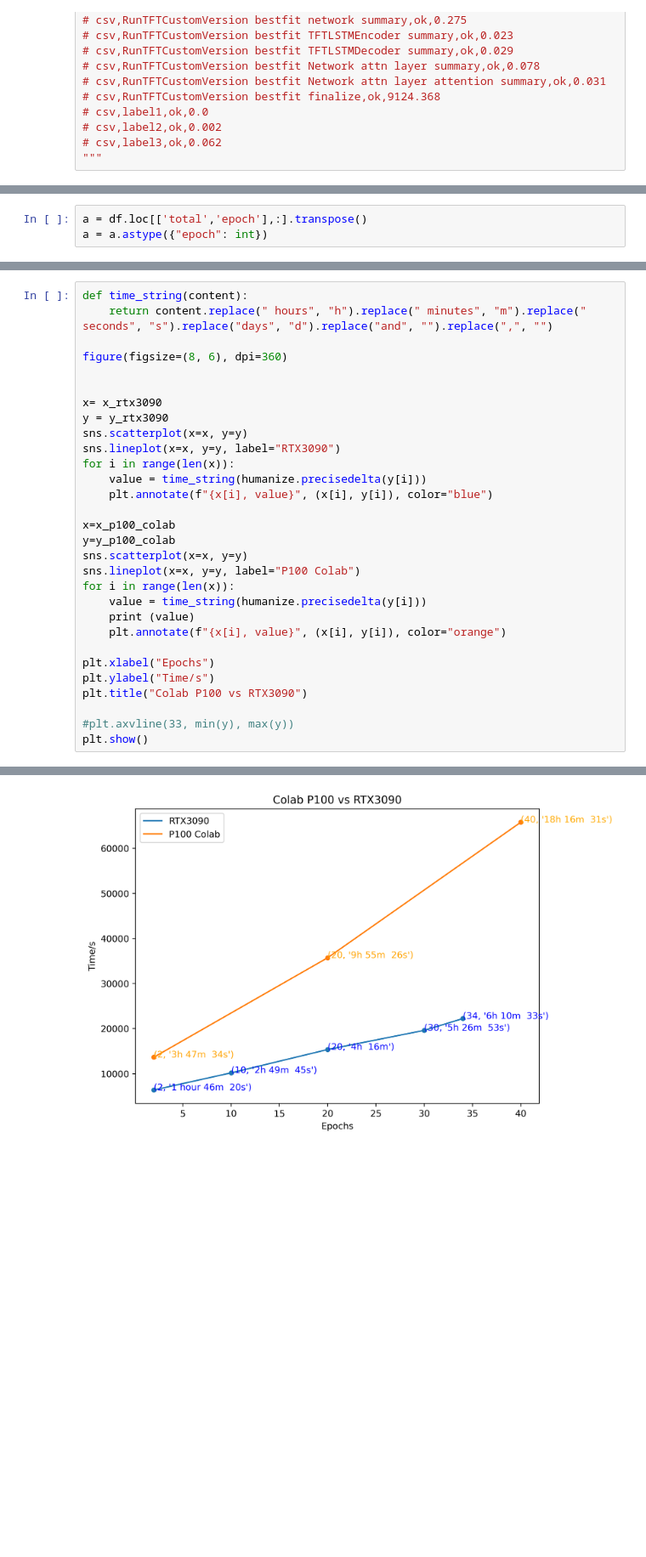
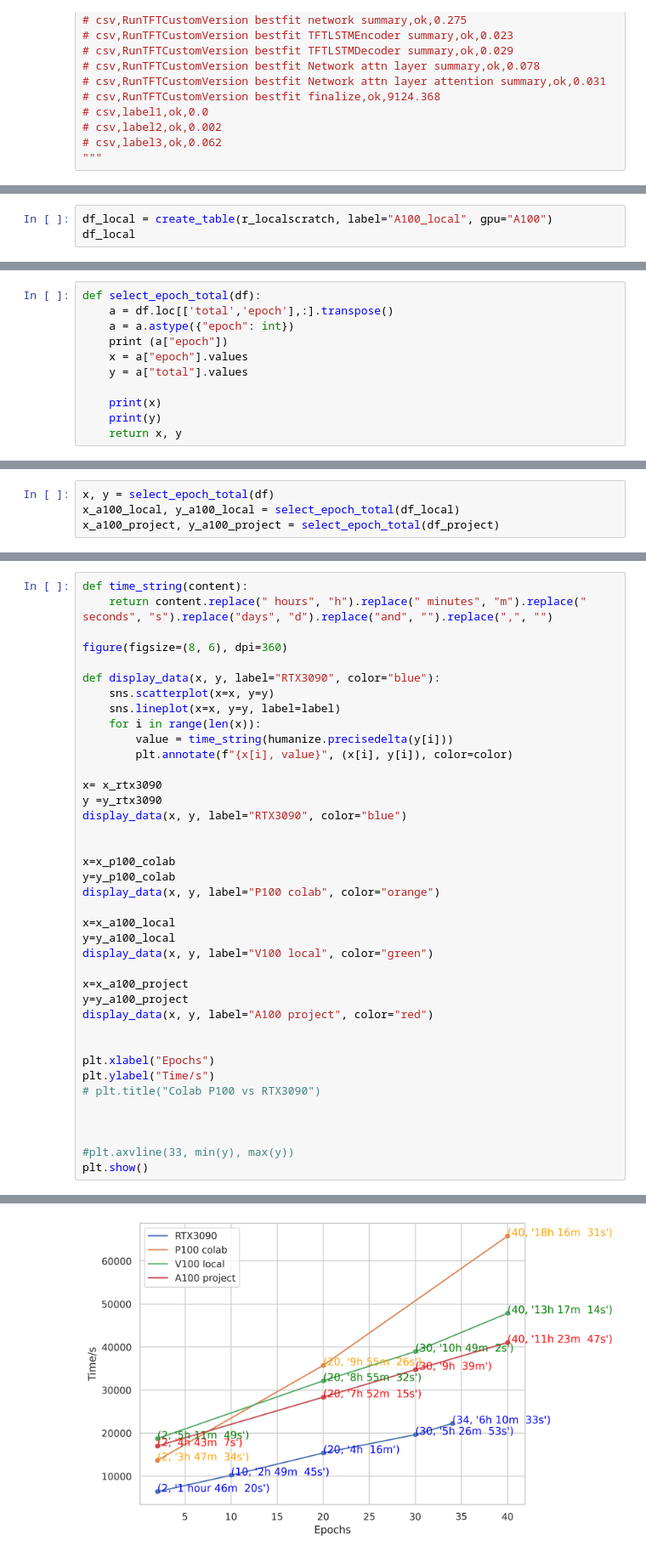
Before and after one commit to laszewsk/mlcommons, a Jupyter notebook: benchmarks/earthquake/mar2022/rtx3090.ipynb, the cells around one changed output, grey strips where cells are left out. Shown at 85% size. Cells and saved outputs as stored; diff of their text form; blank space fills up the shorter version.

```diff
--- a/benchmarks/earthquake/mar2022/rtx3090.ipynb
+++ b/benchmarks/earthquake/mar2022/rtx3090.ipynb
@@ -281,0 +553,3 @@ df
+# %%
+df_local = create_table(r_localscratch, label="A100_local", gpu="A100")
+df_local
@@ -282,3 +579,11 @@ df
 # %%
-a = df.loc[['total','epoch'],:].transpose()
-a = a.astype({"epoch": int})
+def select_epoch_total(df):
+    a = df.loc[['total','epoch'],:].transpose()
+    a = a.astype({"epoch": int})
+    print (a["epoch"])
+    x = a["epoch"].values
+    y = a["total"].values
+
+    print(x)
+    print(y)
+    return x, y
@@ -298,0 +590,4 @@ Name: epoch, dtype: int64
+# %%
+x, y = select_epoch_total(df)
+x_a100_local, y_a100_local = select_epoch_total(df_local)
+x_a100_project, y_a100_project = select_epoch_total(df_project)
@@ -332,27 +648,36 @@ def time_string(content):
 
 figure(figsize=(8, 6), dpi=360)
 
+def display_data(x, y, label="RTX3090", color="blue"):
+    sns.scatterplot(x=x, y=y)
+    sns.lineplot(x=x, y=y, label=label)
+    for i in range(len(x)):
+        value = time_string(humanize.precisedelta(y[i]))
+        plt.annotate(f"{x[i], value}", (x[i], y[i]), color=color)
 
 x= x_rtx3090
-y = y_rtx3090
-sns.scatterplot(x=x, y=y)
-sns.lineplot(x=x, y=y, label="RTX3090")
-for i in range(len(x)):
-    value = time_string(humanize.precisedelta(y[i]))
-    plt.annotate(f"{x[i], value}", (x[i], y[i]), color="blue")
+y =y_rtx3090
+display_data(x, y, label="RTX3090", color="blue")
+
 
 x=x_p100_colab
 y=y_p100_colab
-sns.scatterplot(x=x, y=y)
-sns.lineplot(x=x, y=y, label="P100 Colab")
-for i in range(len(x)):
-    value = time_string(humanize.precisedelta(y[i]))
-    print (value)
-    plt.annotate(f"{x[i], value}", (x[i], y[i]), color="orange")
+display_data(x, y, label="P100 colab", color="orange")
+
+x=x_a100_local
+y=y_a100_local
+display_data(x, y, label="V100 local", color="green")
+
+x=x_a100_project
+y=y_a100_project
+display_data(x, y, label="A100 project", color="red")
+
 
 plt.xlabel("Epochs")
 plt.ylabel("Time/s")
-plt.title("Colab P100 vs RTX3090")
+# plt.title("Colab P100 vs RTX3090")
+
+
 
 #plt.axvline(33, min(y), max(y))
 plt.show()
@@ -363 +685 @@ plt.show()
-[figure, old version]
+[figure, new version]
```
Also changed, not shown: parts of 18 cells of this notebook.
